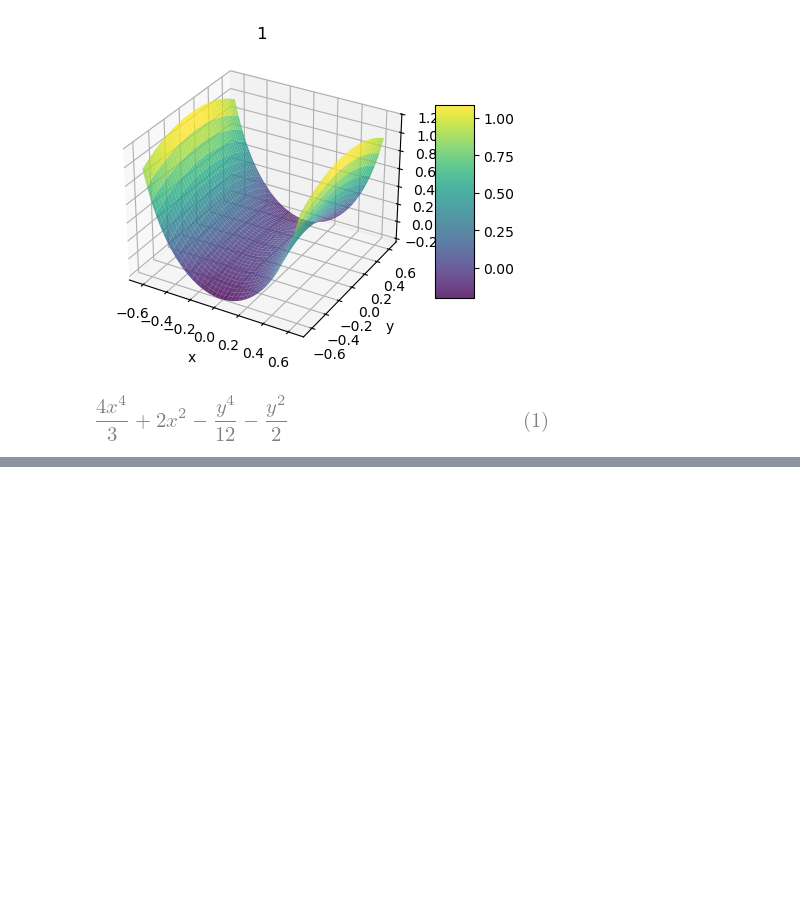
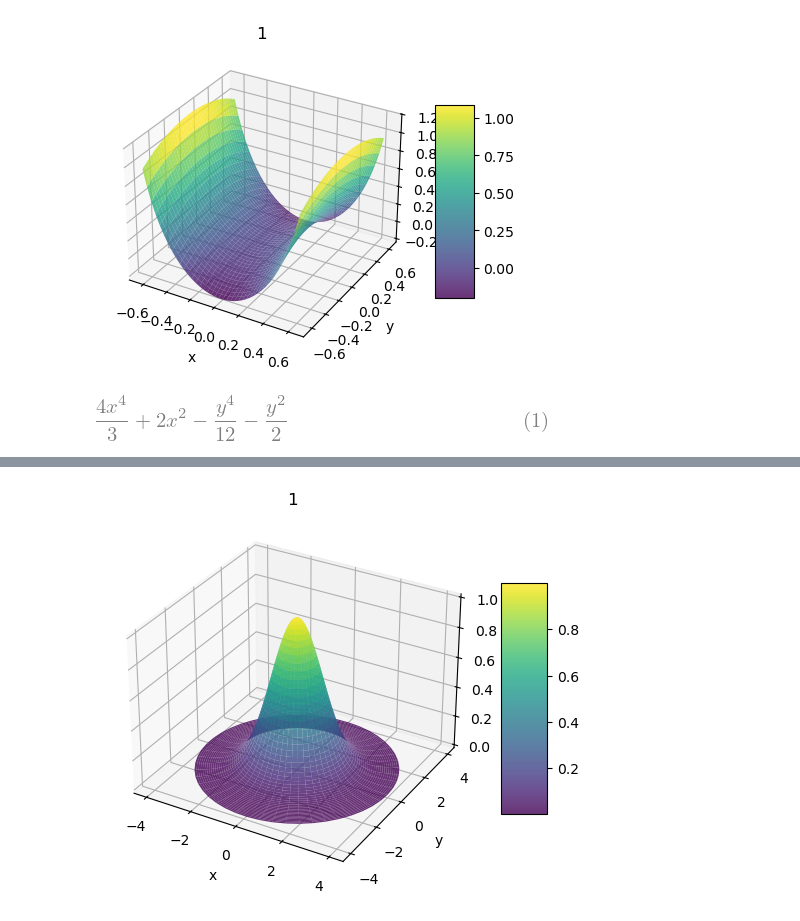
Before and after one commit to intuitionofmind/Visual-Differential-Geometry-and-Forms, a Jupyter notebook: python_notebooks/act3.ipynb, the cells around one changed output, grey strips where cells are left out. Saved outputs shown, nothing was run; the diff lists cells and outputs as text; code cells hidden in the pictures; blank space fills up the shorter version.

```diff
--- a/python_notebooks/act3.ipynb
+++ b/python_notebooks/act3.ipynb
@@ -156,0 +212,26 @@ display(expand(taylor_expansion))
+# %%
+# 9(iii)
+
+r = np.linspace(0, 4, 50)
+t = np.linspace(0, 2*np.pi, 50)
+
+rmg, tmg = np.meshgrid(r, t)
+x = rmg * np.cos(tmg)
+y = rmg * np.sin(tmg)
+# z = np.sqrt(4 - umg**2)
+z = np.exp(-0.5*(rmg**2))
+
+fig = plt.figure(figsize=(6, 6))
+ax = fig.add_subplot(111, projection='3d')
+
+surf = ax.plot_surface(x, y, z, cmap='viridis', alpha=0.8)
+ax.set_xlabel('x')
+ax.set_ylabel('y')
+ax.set_zlabel('z')
+ax.set_title('1')
+# ax.set_box_aspect([1, 1, 1])
+
+plt.colorbar(surf, ax=ax, shrink=0.5, aspect=5)
+plt.show()
+# %% [output]
+[figure, added]
```
Also changed, not shown: parts of 2 cells of this notebook.
